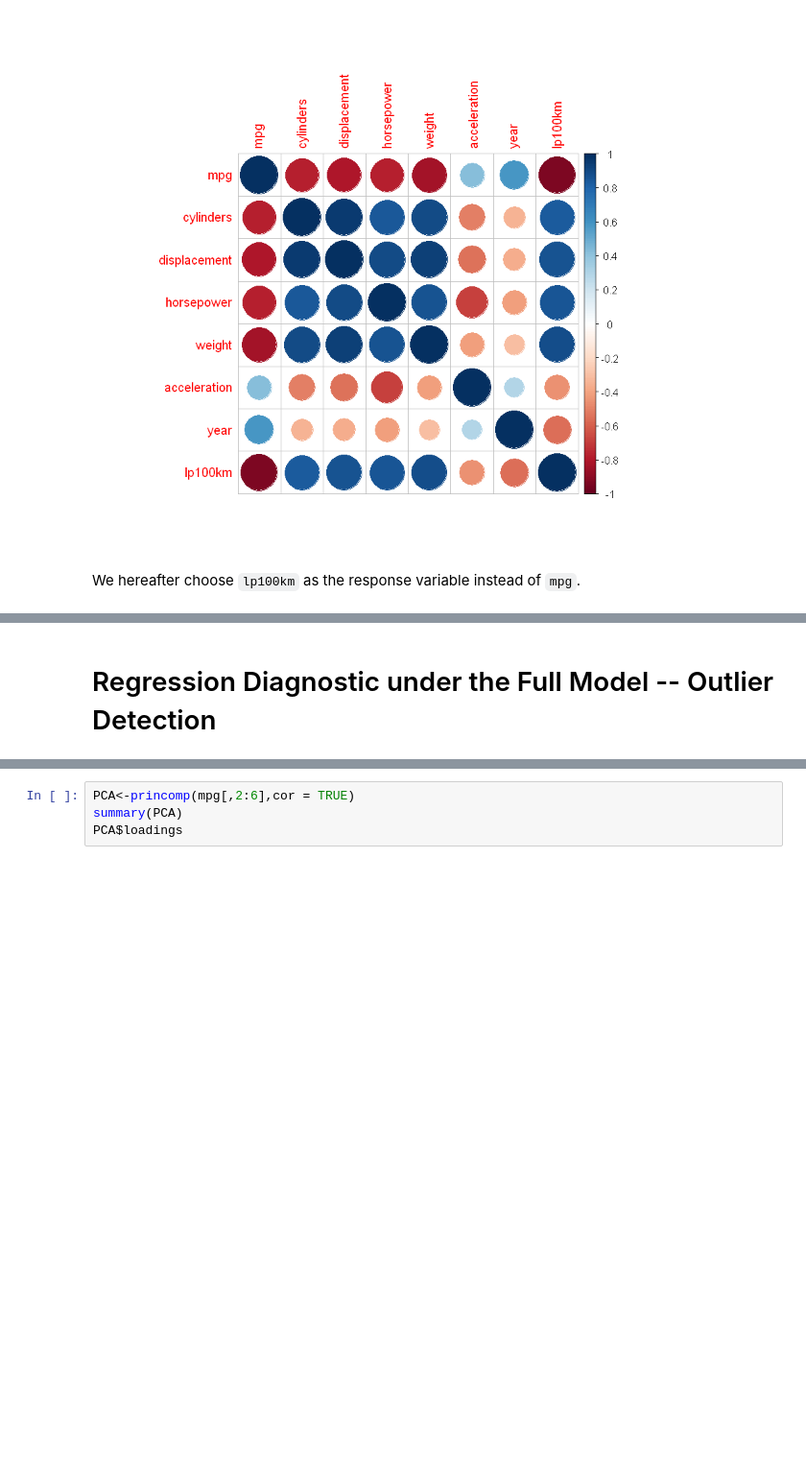
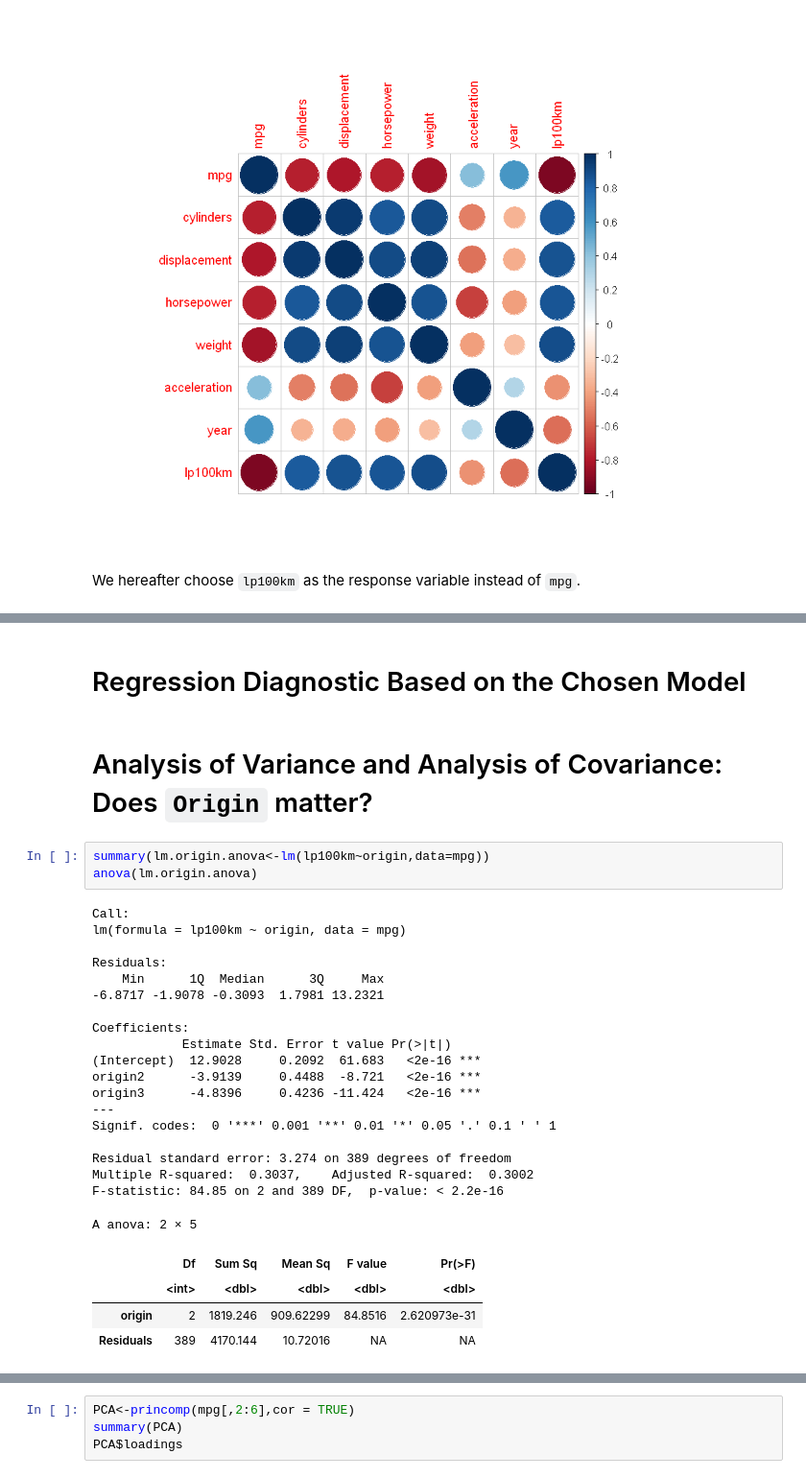
Before and after one commit to KillingVectorField/STA232-Final-Project, a Jupyter notebook: mpg.ipynb, the cells around one changed output, grey strips where cells are left out. Shown at 96% size. Drawn from its saved outputs; the diff is of its cells as text; blank space fills up the shorter version.

```diff
--- a/mpg.ipynb
+++ b/mpg.ipynb
@@ -98,2 +160,31 @@ We hereafter choose `lp100km` as the response variable instead of `mpg`.
 # %% [markdown]
-# Regression Diagnostic under the Full Model -- Outlier Detection
+# Regression Diagnostic Based on the Chosen Model
+# %% [markdown]
+# Analysis of Variance and Analysis of Covariance: Does `Origin` matter?
+# %%
+summary(lm.origin.anova<-lm(lp100km~origin,data=mpg))
+anova(lm.origin.anova)
+# %% [output]
+Call:
+lm(formula = lp100km ~ origin, data = mpg)
+
+Residuals:
+    Min      1Q  Median      3Q     Max
+-6.8717 -1.9078 -0.3093  1.7981 13.2321
+
+Coefficients:
+            Estimate Std. Error t value Pr(>|t|)
+(Intercept)  12.9028     0.2092  61.683   <2e-16 ***
+origin2      -3.9139     0.4488  -8.721   <2e-16 ***
+origin3      -4.8396     0.4236 -11.424   <2e-16 ***
+---
+Signif. codes:  0 '***' 0.001 '**' 0.01 '*' 0.05 '.' 0.1 ' ' 1
+
+Residual standard error: 3.274 on 389 degrees of freedom
+Multiple R-squared:  0.3037,    Adjusted R-squared:  0.3002
+F-statistic: 84.85 on 2 and 389 DF,  p-value: < 2.2e-16
+A anova: 2 × 5
+|  | Df | Sum Sq | Mean Sq | F value | Pr(>F) |
+|  | <int> | <dbl> | <dbl> | <dbl> | <dbl> |
+| origin | 2 | 1819.246 | 909.62299 | 84.8516 | 2.620973e-31 |
+| Residuals | 389 | 4170.144 | 10.72016 | NA | NA |
```
Also changed, not shown: parts of 16 cells of this notebook.
